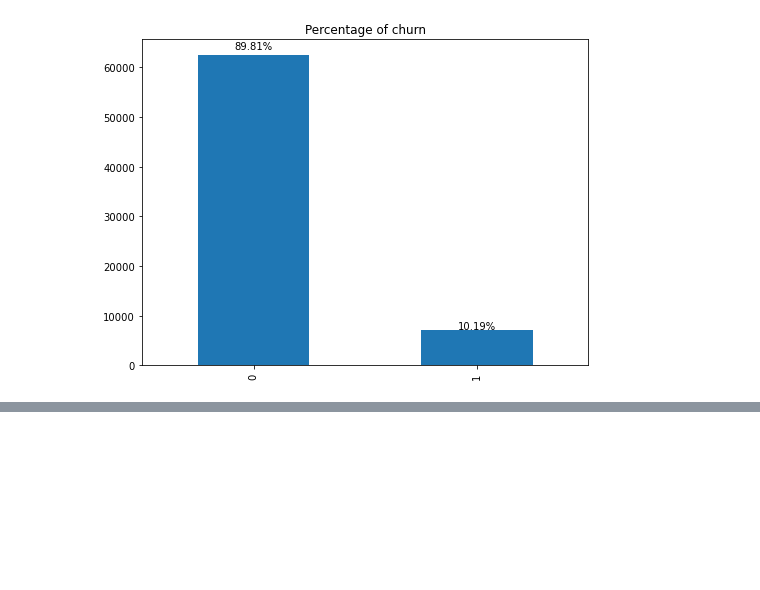
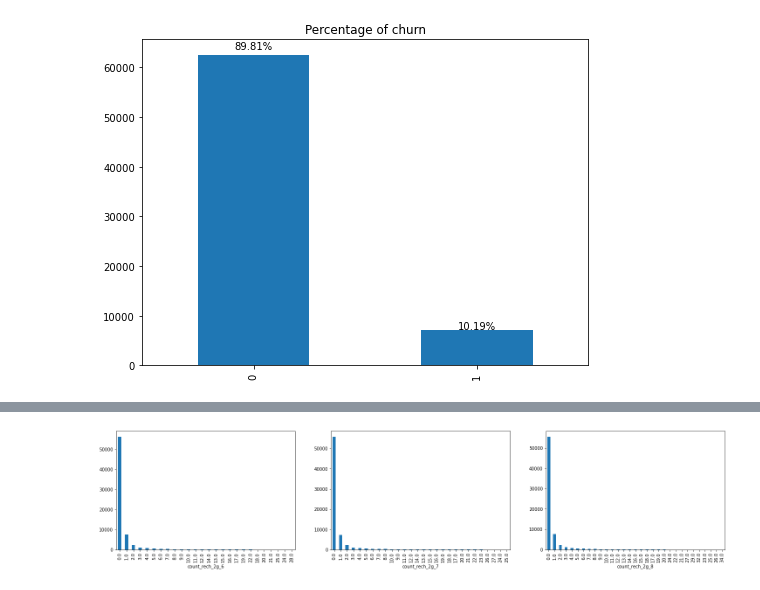
Before and after one commit to vighu0710/TelecomChurnPrediction, a Jupyter notebook: Telecom churn prediction.ipynb, the cells around one changed output, grey strips where cells are left out. Saved outputs shown, nothing was run; the diff lists cells and outputs as text; code cells hidden in the pictures; blank space fills up the shorter version.

```diff
--- a/Telecom churn prediction.ipynb
+++ b/Telecom churn prediction.ipynb
@@ -500,0 +590,12 @@ plt.show()
+# %%
+#count_rech_2g across months 6,7 and 8
+fig, axs = plt.subplots(1,3,figsize=(25,5))
+Telecom_df.count_rech_2g_6.sort_values().value_counts().plot.bar(ax = axs[0])
+Telecom_df.count_rech_2g_7.sort_values().value_counts().plot.bar(ax = axs[1])
+Telecom_df.count_rech_2g_8.sort_values().value_counts().plot.bar(ax = axs[2])
+axs[0].set_xlabel('count_rech_2g_6')
+axs[1].set_xlabel('count_rech_2g_7')
+axs[2].set_xlabel('count_rech_2g_8')
+fig.show()
+# %% [output]
+[figure, added]
```
Also changed, not shown: parts of 27 cells of this notebook.
